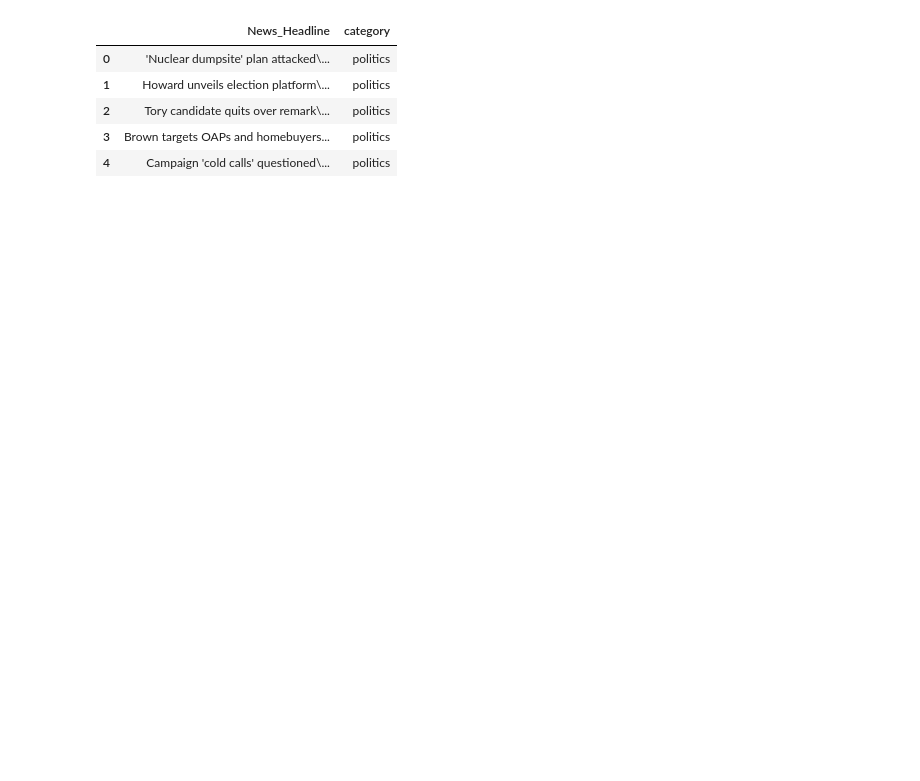
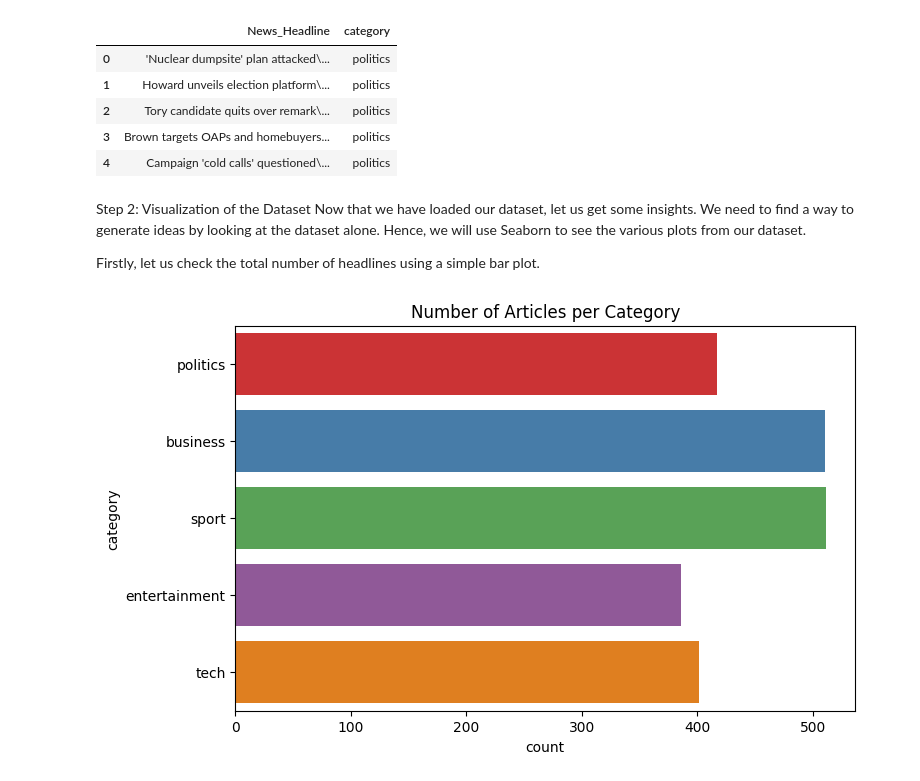
Before and after one commit to Mebishnupriya20/justify, a Jupyter notebook: ml/train.ipynb, the cells around one changed output. Saved outputs shown, nothing was run; the diff lists cells and outputs as text; code cells hidden in the pictures; blank space fills up the shorter version.

Commit message:
visualization(step2)complete

```diff
--- a/ml/train.ipynb
+++ b/ml/train.ipynb
@@ -138,3 +139,24 @@ bbc_text.head()
 | 2 | Tory candidate quits over remark\... | politics |
 | 3 | Brown targets OAPs and homebuyers... | politics |
 | 4 | Campaign 'cold calls' questioned\... | politics |
+# %% [markdown]
+Step 2: Visualization of the Dataset
+Now that we have loaded our dataset, let us get some insights. We need to find a way to generate ideas by looking at the dataset alone. Hence, we will use Seaborn to see the various plots from our dataset.
+
+Firstly, let us check the total number of headlines using a simple bar plot.
+# %%
+import seaborn as sns
+import matplotlib.pyplot as plt
+
+plt.figure(figsize=(8, 5))
+sns.countplot(
+    data=bbc_text,
+    y="category",
+    hue="category",
+    palette="Set1",
+    legend=False
+)
+plt.title("Number of Articles per Category")
+plt.show()
+# %% [output]
+[figure, added]
```
Also changed, not shown: parts of 10 cells of this notebook.
